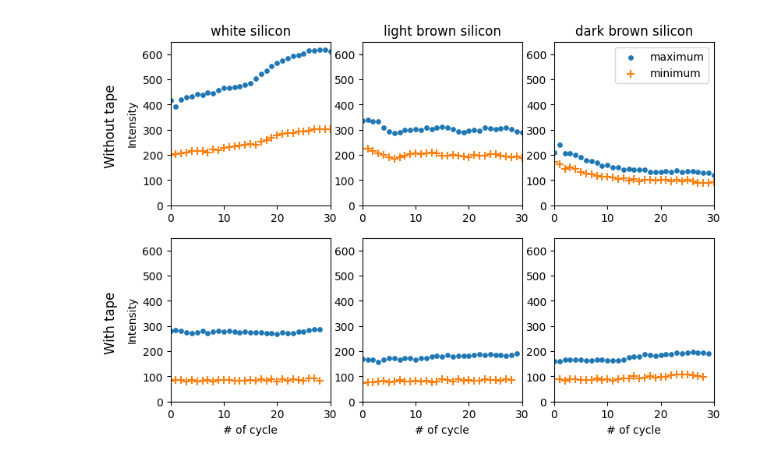
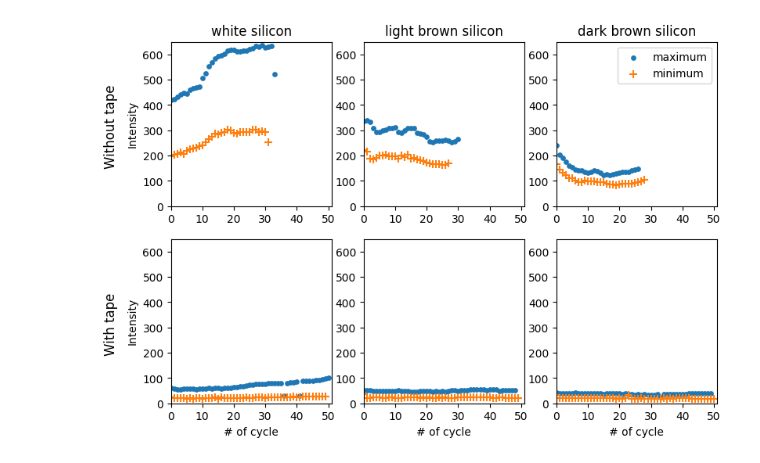
Before and after one commit to annnnna42/Arduino_KDC101_Control_and_Evaluation, a Jupyter notebook: merge/merge_plots.ipynb, the cells around one changed output. Saved outputs shown, nothing was run; the diff lists cells and outputs as text; code cells hidden in the pictures.

```diff
--- a/merge/merge_plots.ipynb
+++ b/merge/merge_plots.ipynb
@@ -46,12 +113,12 @@ print(serial_data)
 from scipy.signal import find_peaks
 import numpy as np
 
-def find_min_max_y(serial_data, stage_data):
+def find_min_max_y(serial_data):
     y_max = []
     y_min = []
 
-    max, _ = find_peaks(stage_data)
-    min, _ = find_peaks(-np.array(stage_data))
+    max, _ = find_peaks(serial_data, prominence=5, distance=100)
+    min, _ = find_peaks(-np.array(serial_data), prominence = 5, distance=100)
 
     for i in range(len(max)):
         y_max.append(serial_data[max[i]])
@@ -59,9 +126,6 @@ def find_min_max_y(serial_data, stage_data):
     for i in range(len(min)):
         y_min.append(serial_data[min[i]])
 
-    x_min = [i for i in range (len(y_min))]
-    x_max = [i for i in range (len(y_max))]
+    return min, max, y_min, y_max
 
-    return x_min, x_max, y_min, y_max
-
-x_min, x_max, y_min, y_max = find_min_max_y(serial_data, stage_data)
+x_min, x_max, y_min, y_max = find_min_max_y(PS_data_avg)
@@ -174,44 +226,45 @@ x_min_t_db, x_max_t_db, y_min_t_db, y_max_t_db = find_min_max_y(serial_data_t_db
 plt.rcParams['font.size'] = 10
 
 fig, ax = plt.subplots(2,3, figsize=(9,6))
 size = 60
 
 # ax[0,0].plot([i for i in range (0, len(serial_data_nt_w))], serial_data_nt_w)
-ax[0,0].scatter(x_max_nt_w, y_max_nt_w, marker = '.', zorder = 2, s=size)
-ax[0,0].scatter(x_min_nt_w, y_min_nt_w, marker = '+', zorder = 2, s=size)
+ax[0,0].scatter([i for i in range(len(y_max_nt_w))], y_max_nt_w, marker = '.', zorder = 2, s=size)
+ax[0,0].scatter([i for i in range(len(y_min_nt_w))], y_min_nt_w, marker = '+', zorder = 2, s=size)
 # ax[0,1].plot([i for i in range (0, len(serial_data_nt_lb))], serial_data_nt_lb)
-ax[0,1].scatter(x_max_nt_lb, y_max_nt_lb, marker = '.', zorder = 2, s=size)
-ax[0,1].scatter(x_min_nt_lb, y_min_nt_lb, marker = '+', zorder = 2, s=size)
+ax[0,1].scatter([i for i in range(len(y_max_nt_lb))], y_max_nt_lb, marker = '.', zorder = 2, s=size)
+ax[0,1].scatter([i for i in range(len(y_min_nt_lb))], y_min_nt_lb, marker = '+', zorder = 2, s=size)
 # ax[0,2].plot([i for i in range (0, len(serial_data_nt_db))], serial_data_nt_db)
-ax[0,2].scatter(x_max_nt_db, y_max_nt_db, marker = '.', zorder = 2, s=size, label = "maximum")
-ax[0,2].scatter(x_min_nt_db, y_min_nt_db, marker = '+', zorder = 2, s=size, label = "minimum")
+ax[0,2].scatter([i for i in range(len(y_max_nt_db))], y_max_nt_db, marker = '.', zorder = 2, s=size, label = "maximum")
+ax[0,2].scatter([i for i in range(len(y_min_nt_db))], y_min_nt_db, marker = '+', zorder = 2, s=size, label = "minimum")
 # ax[1,0].plot([i for i in range (0, len(serial_data_t_w))], serial_data_t_w)
-ax[1,0].scatter(x_max_t_w, y_max_t_w, marker = '.', zorder = 2, s=size)
-ax[1,0].scatter(x_min_t_w, y_min_t_w, marker = '+', zorder = 2, s=size)
+ax[1,0].scatter([i for i in range(len(y_max_t_w))], y_max_t_w, marker = '.', zorder = 2, s=size)
+ax[1,0].scatter([i for i in range(len(y_min_t_w))], y_min_t_w, marker = '+', zorder = 2, s=size)
 # ax[1,1].plot([i for i in range (0, len(serial_data_t_lb))], serial_data_t_lb)
-ax[1,1].scatter(x_max_t_lb, y_max_t_lb, marker = '.', zorder = 2, s=size)
-ax[1,1].scatter(x_min_t_lb, y_min_t_lb, marker = '+', zorder = 2, s=size)
+ax[1,1].scatter([i for i in range(len(y_max_t_lb))], y_max_t_lb, marker = '.', zorder = 2, s=size)
+ax[1,1].scatter([i for i in range(len(y_min_t_lb))], y_min_t_lb, marker = '+', zorder = 2, s=size)
 # ax[1,2].plot([i for i in range (0, len(serial_data_t_db))], serial_data_t_db)
-ax[1,2].scatter(x_max_t_db, y_max_t_db, marker = '.', zorder = 2, s=size)
-ax[1,2].scatter(x_min_t_db, y_min_t_db, marker = '+', zorder = 2, s=size)
+ax[1,2].scatter([i for i in range(len(y_max_t_db))], y_max_t_db, marker = '.', zorder = 2, s=size)
+ax[1,2].scatter([i for i in range(len(y_min_t_db))], y_min_t_db, marker = '+', zorder = 2, s=size)
 
 # set labels
 ax[0,0].set(ylabel='Intensity')
 ax[1,0].set(xlabel='# of cycle', ylabel='Intensity')
 ax[1,1].set(xlabel='# of cycle')
 ax[1,2].set(xlabel='# of cycle')
 
 # set titles
 ax[0,0].set_title('white silicon')
 ax[0,1].set_title('light brown silicon')
 ax[0,2].set_title('dark brown silicon')
 fig.text(0.04, 0.7, 'Without tape', va='center', ha='center', rotation='vertical', fontsize=12)
 fig.text(0.04, 0.28, 'With tape', va='center', ha='center', rotation='vertical', fontsize=12)
 
 ax[0,2].legend(loc="upper right")
 
 for axis in ax.flat:
     axis.set_ylim([0,650])
-    axis.set_xlim([0,30])
+    axis.set_xlim([0,51])
+    axis.set_xticks([0,10,20,30,40,50])
 # %% [output]
-[figure, old version]
+[figure, new version]
```
Also changed, not shown: parts of 5 cells of this notebook, 5 other files.
